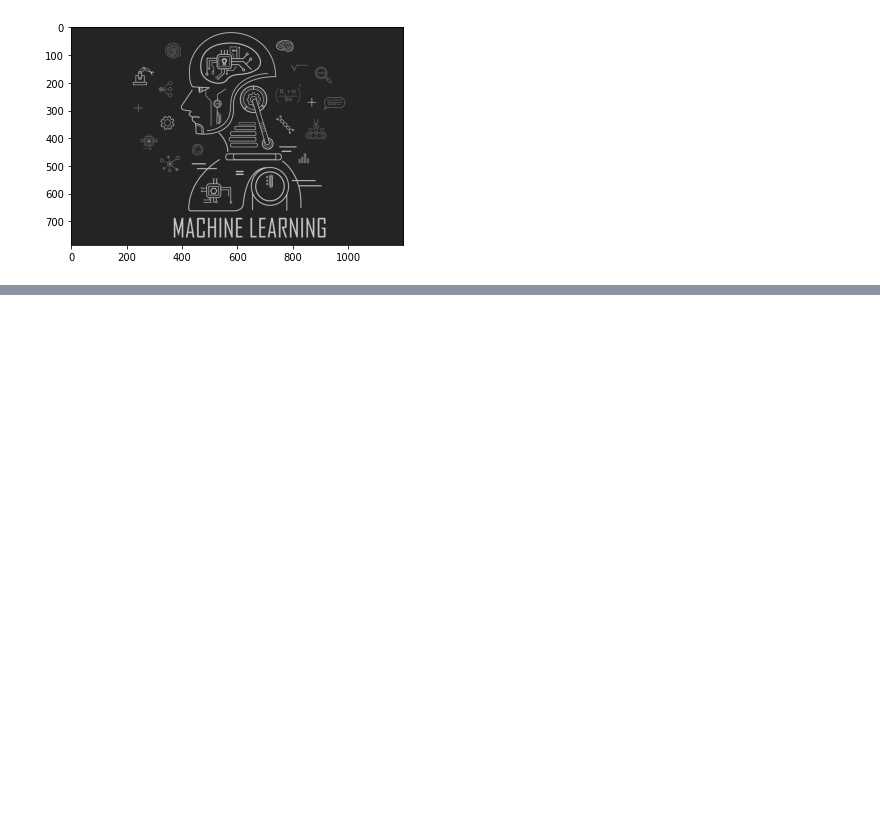
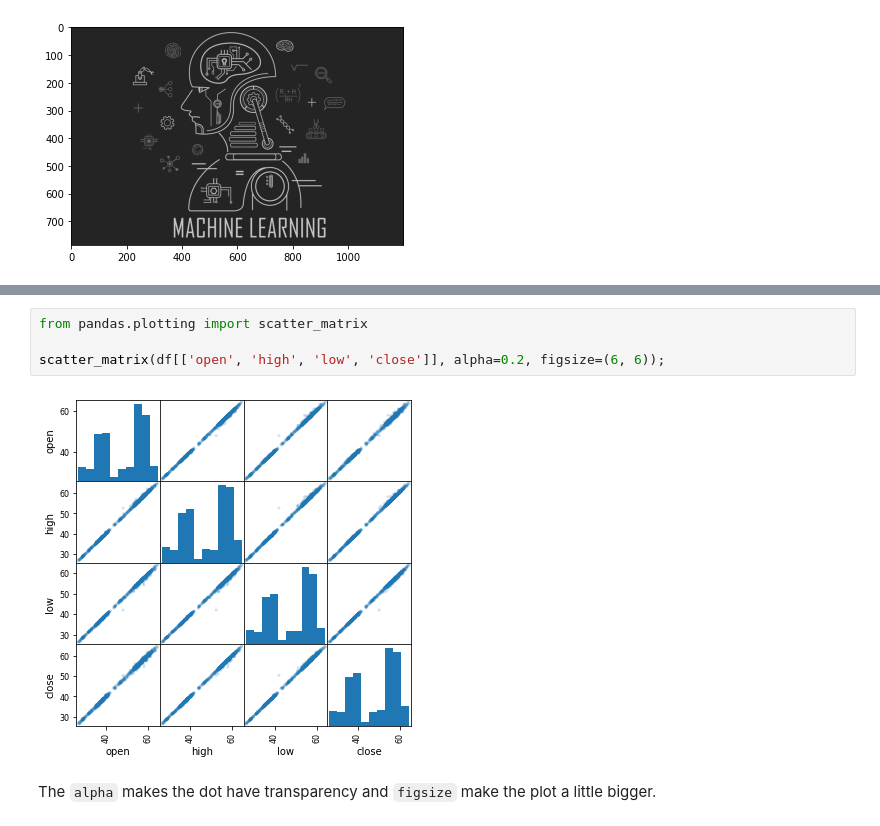
Before and after one commit to hgmeza/ml-journey, a Jupyter notebook: basics/numpy-essentials.ipynb, the cells around one changed output, grey strips where cells are left out. Drawn from its saved outputs; the diff is of its cells as text; blank space fills up the shorter version.

```diff
--- a/basics/numpy-essentials.ipynb
+++ b/basics/numpy-essentials.ipynb
@@ -239,0 +500,8 @@ plt.show()
+# %%
+from pandas.plotting import scatter_matrix
+
+scatter_matrix(df[['open', 'high', 'low', 'close']], alpha=0.2, figsize=(6, 6));
+# %% [output]
+[figure, added]
+# %% [markdown]
+The `alpha` makes the dot have transparency and `figsize` make the plot a little bigger.
```
Also changed, not shown: parts of 47 cells of this notebook.
